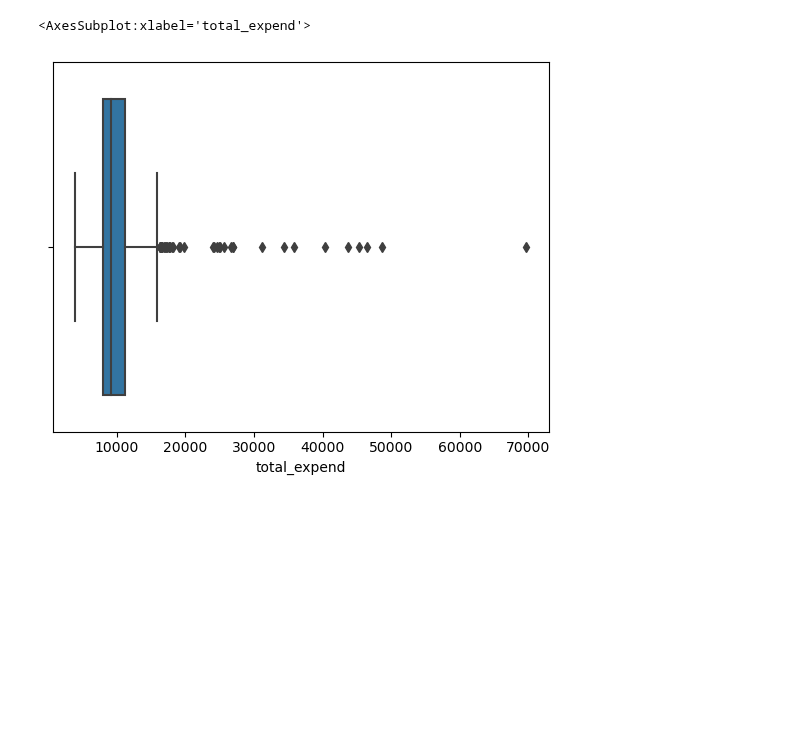
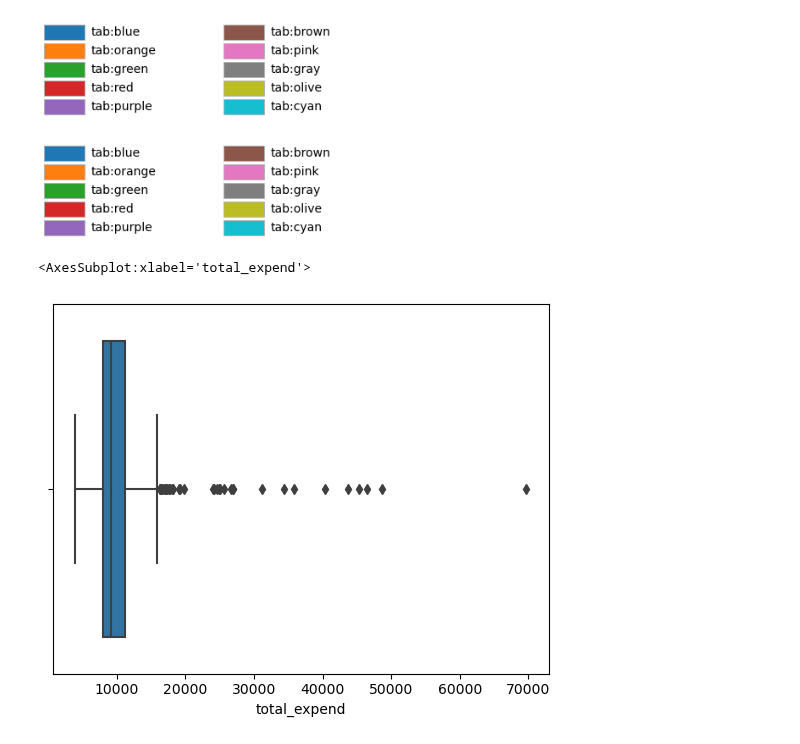
Before and after one commit to college-readiness-preds/capstone_readiness, a Jupyter notebook: bill_folder/random_stuff.ipynb, the cells around one changed output. Cells and saved outputs as stored; diff of their text form; code cells hidden in the pictures; blank space fills up the shorter version.

```diff
--- a/bill_folder/random_stuff.ipynb
+++ b/bill_folder/random_stuff.ipynb
@@ -31,3 +84,8 @@ plt.show()
+# %%
+plot_colortable(mcolors.TABLEAU_COLORS, ncols=2, sort_colors=False)
+# %% [output]
+[figure, added]
+[figure, added]
 # %%
 sns.boxplot(high.total_expend)
 # %% [output]
```
Also changed, not shown: parts of 3 cells of this notebook.
